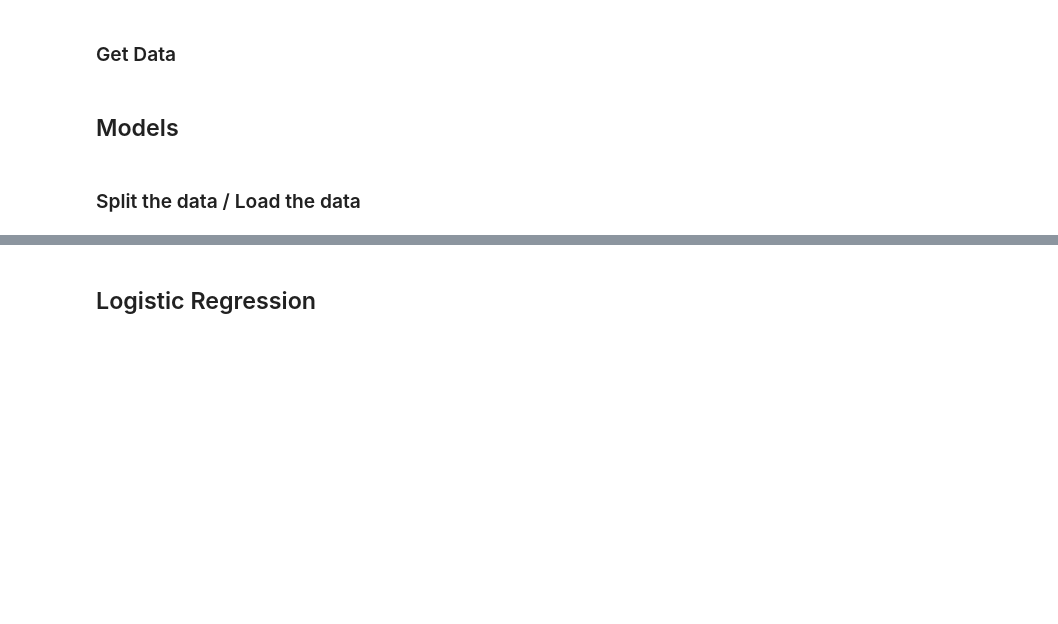
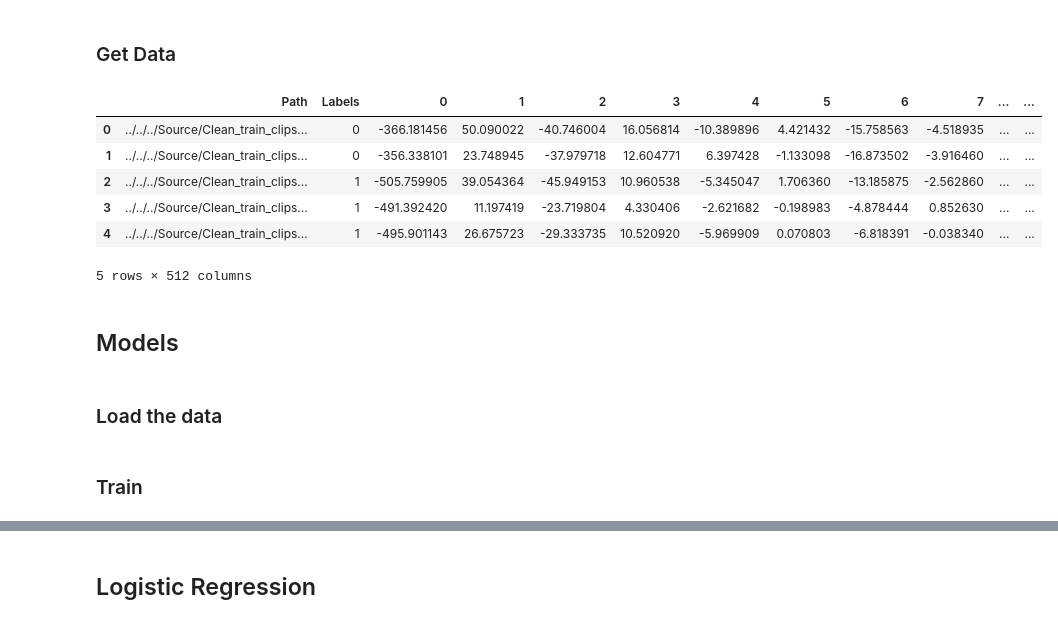
Before and after one commit to KatieBSC/TapDanceDecoder, a Jupyter notebook: notebooks/MVP_audio.ipynb, the cells around one changed output, grey strips where cells are left out. Drawn from its saved outputs; the diff is of its cells as text; code cells hidden in the pictures; blank space fills up the shorter version.

```diff
--- a/notebooks/MVP_audio.ipynb
+++ b/notebooks/MVP_audio.ipynb
@@ -19,10 +19,19 @@ from sklearn.ensemble import RandomForestClassifier
 #tap_df = pd.read_csv('../../../Source/Data/train_data_reaugmented_pad_mfcc.csv')
 #tap_df = pd.read_csv('../../../Source/Data/train_data_reaugmented_zcr.csv')
 #tap_df = pd.read_csv('../../../Source/Data/train_data_augmented_stft_tempo.csv')
+tap_df = pd.read_csv('../../../Source/Data/train_data_mfcc_zcr_energy_rmse_bpm.csv')
 # %%
 tap_df.head()
-tap_df.shape
+#tap_df.shape
+# %% [output]
+|  | Path | Labels | 0 | 1 | 2 | 3 | 4 | 5 | 6 | 7 | ... | ... |
+| 0 | ../../../Source/Clean_train_clips... | 0 | -366.181456 | 50.090022 | -40.746004 | 16.056814 | -10.389896 | 4.421432 | -15.758563 | -4.518935 | ... | ... |
+| 1 | ../../../Source/Clean_train_clips... | 0 | -356.338101 | 23.748945 | -37.979718 | 12.604771 | 6.397428 | -1.133098 | -16.873502 | -3.916460 | ... | ... |
+| 2 | ../../../Source/Clean_train_clips... | 1 | -505.759905 | 39.054364 | -45.949153 | 10.960538 | -5.345047 | 1.706360 | -13.185875 | -2.562860 | ... | ... |
+| 3 | ../../../Source/Clean_train_clips... | 1 | -491.392420 | 11.197419 | -23.719804 | 4.330406 | -2.621682 | -0.198983 | -4.878444 | 0.852630 | ... | ... |
+| 4 | ../../../Source/Clean_train_clips... | 1 | -495.901143 | 26.675723 | -29.333735 | 10.520920 | -5.969909 | 0.070803 | -6.818391 | -0.038340 | ... | ... |
+5 rows × 512 columns
 # %% [markdown]
 ## Models
 # %% [markdown]
-### Split the data / Load the data
+### Load the data
@@ -31,0 +38,2 @@ labels = tap_df['Labels']
+# %% [markdown]
+### Train
```
Also changed, not shown: parts of 22 cells of this notebook.
